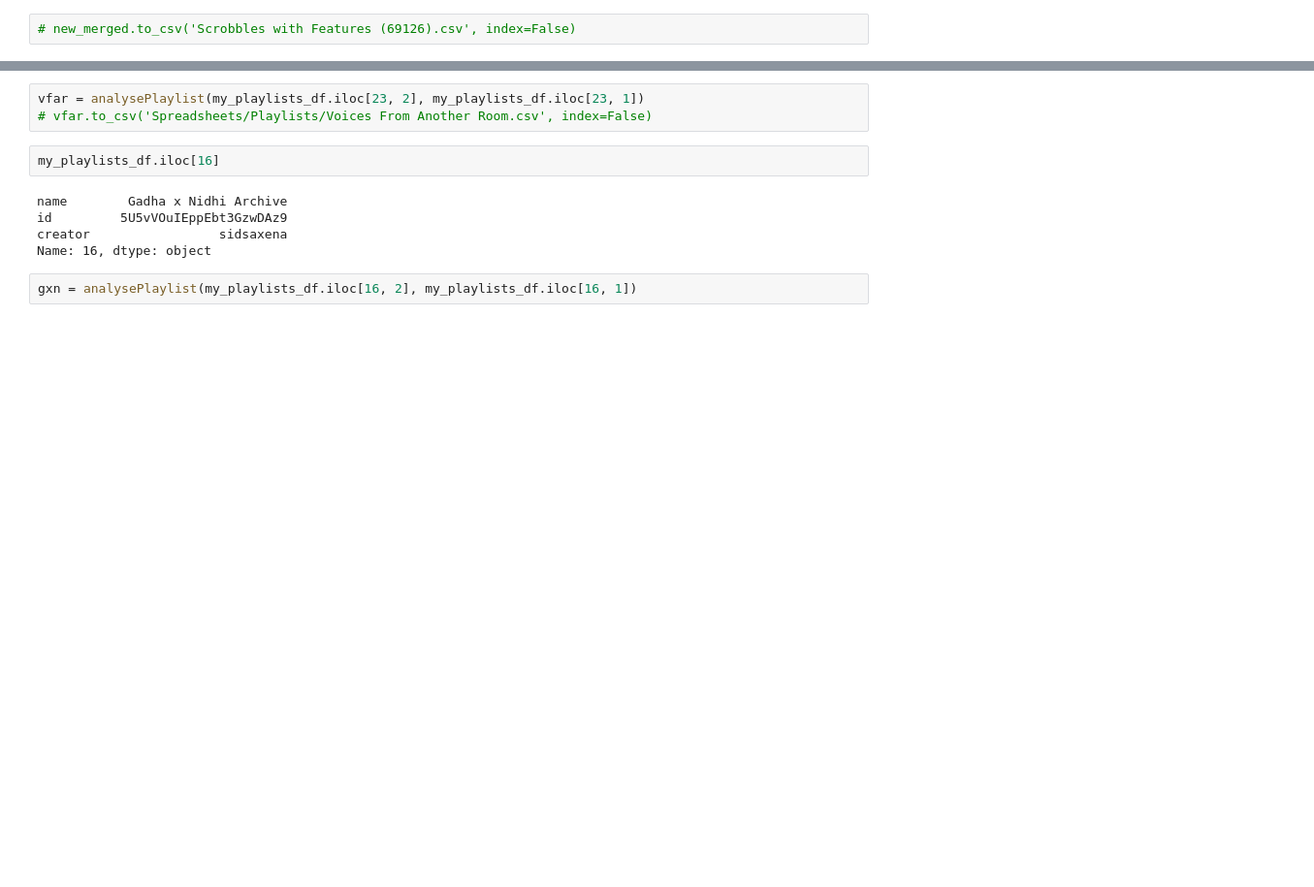
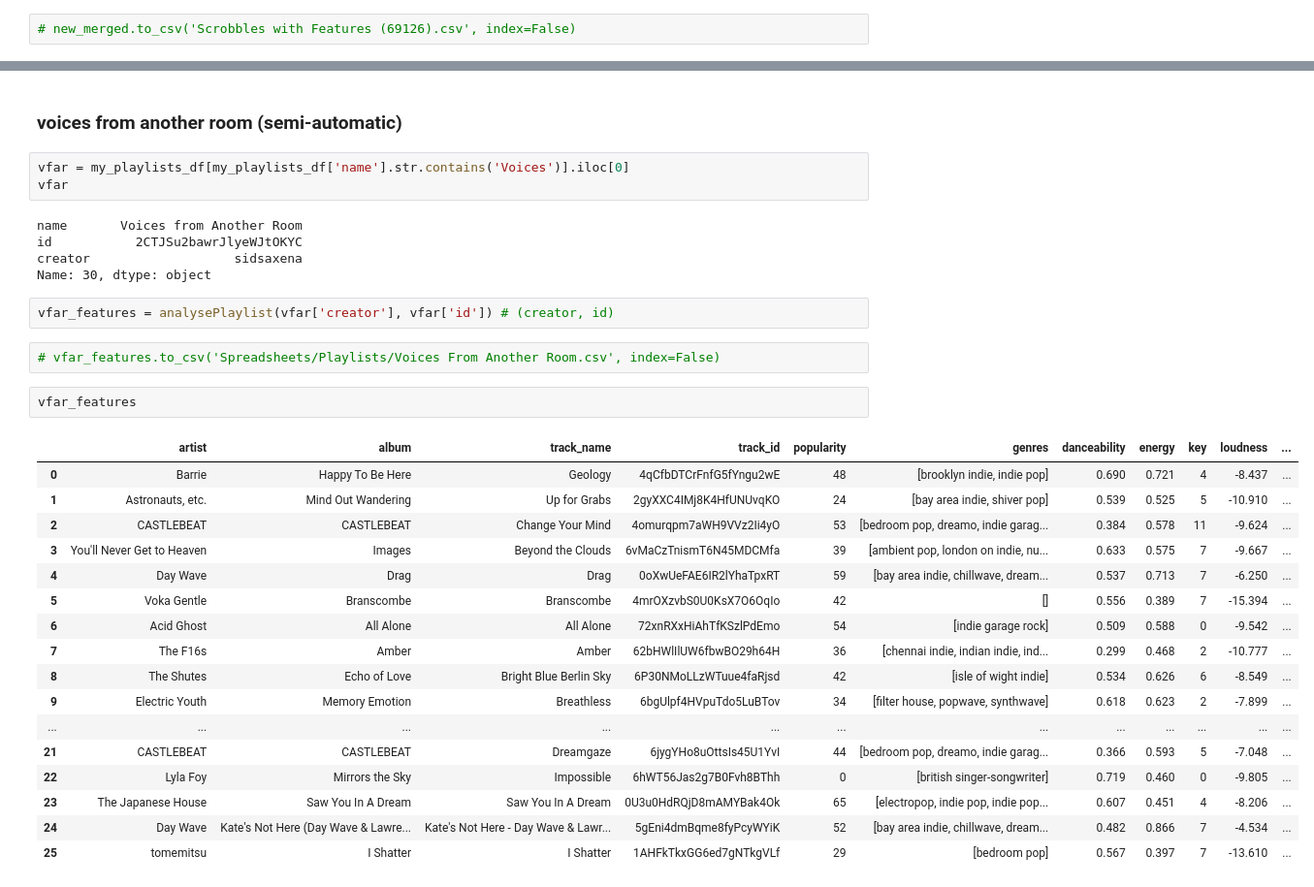
Before and after one commit to SidSaxena/music-analysis, a Jupyter notebook: spotify/spotify_final.ipynb, the cells around one changed output, grey strips where cells are left out. Shown at 97% size. Saved outputs shown, nothing was run; the diff lists cells and outputs as text; blank space fills up the shorter version.

```diff
--- a/spotify/spotify_final.ipynb
+++ b/spotify/spotify_final.ipynb
@@ -736,12 +561,34 @@ pd.reset_option('display.max_rows')
+# %% [markdown]
+### voices from another room (semi-automatic)
+# %%
+vfar = my_playlists_df[my_playlists_df['name'].str.contains('Voices')].iloc[0]
+vfar
+# %% [output]
+name       Voices from Another Room
+id           2CTJSu2bawrJlyeWJtOKYC
+creator                   sidsaxena
+Name: 30, dtype: object
+# %%
+vfar_features = analysePlaylist(vfar['creator'], vfar['id']) # (creator, id)
 # %%
-vfar = analysePlaylist(my_playlists_df.iloc[23, 2], my_playlists_df.iloc[23, 1])
-# vfar.to_csv('Spreadsheets/Playlists/Voices From Another Room.csv', index=False)
+# vfar_features.to_csv('Spreadsheets/Playlists/Voices From Another Room.csv', index=False)
-# %%
-my_playlists_df.iloc[16]
-# %% [output]
-name        Gadha x Nidhi Archive
-id         5U5vVOuIEppEbt3GzwDAz9
-creator                 sidsaxena
-Name: 16, dtype: object
-# %%
-gxn = analysePlaylist(my_playlists_df.iloc[16, 2], my_playlists_df.iloc[16, 1])
+# %%
+vfar_features
+# %% [output]
+|  | artist | album | track_name | track_id | popularity | genres | danceability | energy | key | loudness | ... |
+| 0 | Barrie | Happy To Be Here | Geology | 4qCfbDTCrFnfG5fYngu2wE | 48 | [brooklyn indie, indie pop] | 0.690 | 0.721 | 4 | -8.437 | ... |
+| 1 | Astronauts, etc. | Mind Out Wandering | Up for Grabs | 2gyXXC4IMj8K4HfUNUvqKO | 24 | [bay area indie, shiver pop] | 0.539 | 0.525 | 5 | -10.910 | ... |
+| 2 | CASTLEBEAT | CASTLEBEAT | Change Your Mind | 4omurqpm7aWH9VVz2Ii4yO | 53 | [bedroom pop, dreamo, indie garag... | 0.384 | 0.578 | 11 | -9.624 | ... |
+| 3 | You'll Never Get to Heaven | Images | Beyond the Clouds | 6vMaCzTnismT6N45MDCMfa | 39 | [ambient pop, london on indie, nu... | 0.633 | 0.575 | 7 | -9.667 | ... |
+| 4 | Day Wave | Drag | Drag | 0oXwUeFAE6IR2lYhaTpxRT | 59 | [bay area indie, chillwave, dream... | 0.537 | 0.713 | 7 | -6.250 | ... |
+| 5 | Voka Gentle | Branscombe | Branscombe | 4mrOXzvbS0U0KsX7O6OqIo | 42 | [] | 0.556 | 0.389 | 7 | -15.394 | ... |
+| 6 | Acid Ghost | All Alone | All Alone | 72xnRXxHiAhTfKSzlPdEmo | 54 | [indie garage rock] | 0.509 | 0.588 | 0 | -9.542 | ... |
+| 7 | The F16s | Amber | Amber | 62bHWlIlUW6fbwBO29h64H | 36 | [chennai indie, indian indie, ind... | 0.299 | 0.468 | 2 | -10.777 | ... |
+| 8 | The Shutes | Echo of Love | Bright Blue Berlin Sky | 6P30NMoLLzWTuue4faRjsd | 42 | [isle of wight indie] | 0.534 | 0.626 | 6 | -8.549 | ... |
+| 9 | Electric Youth | Memory Emotion | Breathless | 6bgUlpf4HVpuTdo5LuBTov | 34 | [filter house, popwave, synthwave] | 0.618 | 0.623 | 2 | -7.899 | ... |
+| ... | ... | ... | ... | ... | ... | ... | ... | ... | ... | ... | ... |
+| 21 | CASTLEBEAT | CASTLEBEAT | Dreamgaze | 6jygYHo8uOttsIs45U1YvI | 44 | [bedroom pop, dreamo, indie garag... | 0.366 | 0.593 | 5 | -7.048 | ... |
+| 22 | Lyla Foy | Mirrors the Sky | Impossible | 6hWT56Jas2g7B0Fvh8BThh | 0 | [british singer-songwriter] | 0.719 | 0.460 | 0 | -9.805 | ... |
+| 23 | The Japanese House | Saw You In A Dream | Saw You In A Dream | 0U3u0HdRQjD8mAMYBak4Ok | 65 | [electropop, indie pop, indie pop... | 0.607 | 0.451 | 4 | -8.206 | ... |
+| 24 | Day Wave | Kate's Not Here (Day Wave & Lawre... | Kate's Not Here - Day Wave & Lawr... | 5gEni4dmBqme8fyPcyWYiK | 52 | [bay area indie, chillwave, dream... | 0.482 | 0.866 | 7 | -4.534 | ... |
+| 25 | tomemitsu | I Shatter | I Shatter | 1AHFkTkxGG6ed7gNTkgVLf | 29 | [bedroom pop] | 0.567 | 0.397 | 7 | -13.610 | ... |
```
Also changed, not shown: parts of 44 cells of this notebook.
